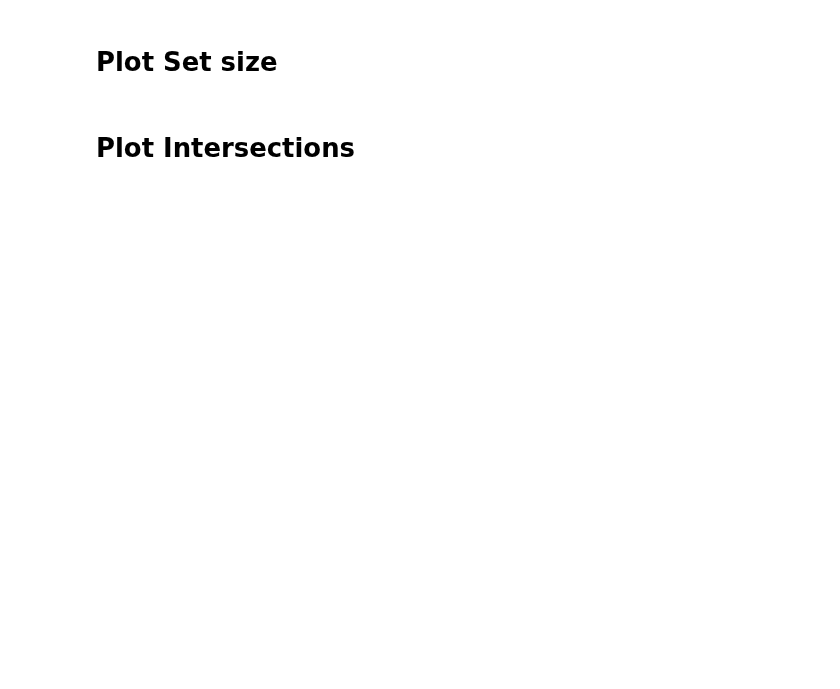
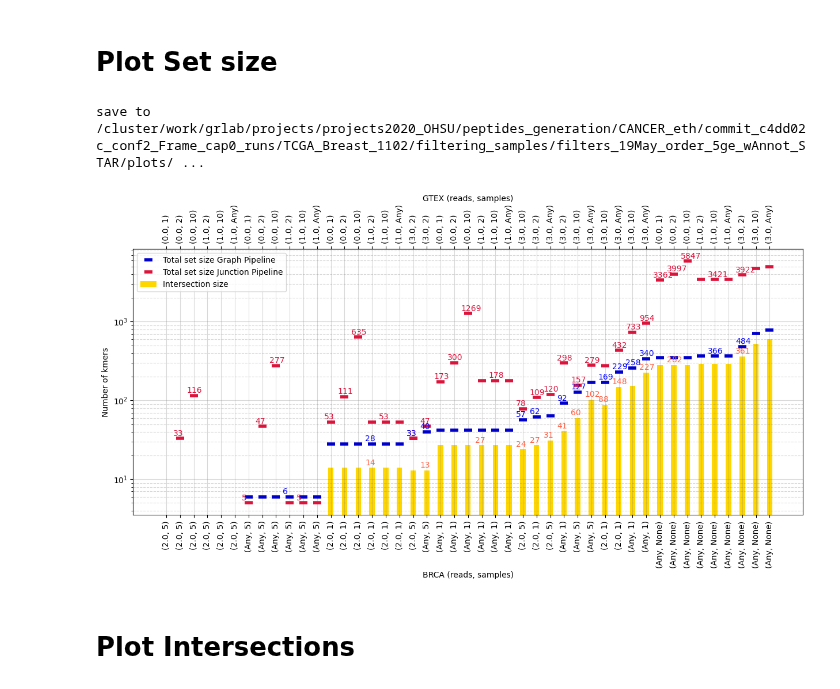
Before and after one commit to ratschlab/projects2020_ohsu, a Jupyter notebook: eth/plotting/OHSU_collab_Rerun_allRF/p20230315_shareness_matrix.ipynb, the cells around one changed output. Drawn from its saved outputs; the diff is of its cells as text; code cells hidden in the pictures; blank space fills up the shorter version.

```diff
--- a/eth/plotting/OHSU_collab_Rerun_allRF/p20230315_shareness_matrix.ipynb
+++ b/eth/plotting/OHSU_collab_Rerun_allRF/p20230315_shareness_matrix.ipynb
@@ -85,13 +131,15 @@ with tarfile.open(tar_file_OHSU, "r:*") as tar: #OHSU
         if (not restrict) or restrict in eth: #Restrict to category of interest
             try:
                 df_ohsu = pd.read_csv(tar.extractfile(ohsu), header=0, sep="\t")
+                df_ohsu = df_ohsu.reset_index().rename({'index': 'kmer', 'kmer': 'coord'}, axis = 1) #ISSUE
                 #print(eth)
                 df_eth = pd.read_csv(eth, sep="\t", usecols = ['kmer'])
                 #print(df_eth.shape)
                 df_eth = set(df_eth['kmer'])
-                #print(len(df_eth))
+                print(len(df_eth))
                 df_ohsu = set(df_ohsu['kmer'])
-                name = os.path.basename(ohsu).replace('.tsv', '').split('_')
+                name = os.path.basename(eth).replace('.tsv', '').replace('.gz', '').split('_')
+                print(name)
                 df['sample'].append(name[1])
                 df['filter_foreground'].append(name[2])
                 df['filter_background'].append(name[3])
@@ -148,15 +233,17 @@ for i in back_:
 # Plot Set size
 # %%
 # Extract Values
-df['filter_background_reads'] = [float(i.split('lim')[-1].split('Across')[0]) for i in df['filter_background']]
+df['filter_background_reads'] = [float((i.split('lim')[-1].split('Across')[0])) for i in df['filter_background']]
 
 df['filter_background_samples'] = [int(i.split('Across')[-1].replace('Any', '1000')) for i in df['filter_background']]
 
-df['filter_foreground_reads'] = [float(i.split('Lim')[-1].split('Across')[0].replace('None', '0')) for i in df['filter_foreground']]
+df['filter_foreground_reads'] = [i.split('Lim')[-1].split('Across')[0].replace('None', '0') for i in df['filter_foreground']]
 
 df['filter_foreground_samples'] = [int(i.split('Across')[-1].replace('None', '0')) for i in df['filter_foreground']]
 
 df['filter_foreground_target'] = [float((i.split('Lim')[1].replace('SampleLim', '').replace('Cohort', ''))) for i in df['filter_foreground']]
+# %%
+df['filter_foreground_reads'] = [float(i.replace('Any', '0.0')) for i in df['filter_foreground_reads' ]]
 # %%
 # Prepare Plot ticks
 def prepare_backticks(x):
@@ -167,7 +254,7 @@ def prepare_frontticks(x):
               for i in x]
 # %%
 # Sort Valus for plot
-df = df.sort_values(['size_ohsu',
+df = df.sort_values(['size_eth',
                      'filter_foreground_target',
                      'filter_foreground_reads',
                      'filter_foreground_samples',
@@ -239,40 +326,43 @@ plt.plot(df['index'], df['size_ohsu'], alpha=1, color=color2,
          linestyle = 'None', markerfacecolor='None', marker="_", markersize=marker_size, markeredgewidth=mew,
          label = 'Total set size Junction Pipeline')
 
-plot_text(df['size_ohsu'], df['size_ohsu'], 'bottom', color='crimson')
+plot_text(df['size_ohsu'], df['size_ohsu'], 'top', color='crimson')
 plot_text(df['size_eth'], df['size_eth'], 'top', color='blue')
 plot_text(df['size_intersection'], df['size_intersection'], color='tomato')
 
 plt.yscale('log')
 max_scale = np.max([df['size_ohsu'].values, df['size_eth'].values])
 
 
 
 ax1.set_xticks(np.arange(len(df['index'])),
            labels = front_ticks,
            rotation = 90,
            ha = 'center')
 
 ax2.set_xticks(np.arange(len(df['index'])),
            labels = back_ticks,
            rotation = 90,
            ha = 'center')
 
 plt.legend()
 plt.ylabel('Number of kmers')
 ax2.set_xlabel(xaxis_label)
 ax1.set_xlabel(yaxis_label)
 
 
 
-save = False
+save = True
 name = 'Barplot_ovelap'
 save_path = os.path.join(plot_dir, f'{base_plot}_{name}.pdf')
 if save:
     print("save to {}".format(save_path))
     plt.savefig(save_path, bbox_inches='tight')
 
 plt.show()
+# %% [output]
+save to /cluster/work/grlab/projects/projects2020_OHSU/peptides_generation/CANCER_eth/commit_c4dd02c_conf2_Frame_cap0_runs/TCGA_Breast_1102/filtering_samples/filters_19May_order_5ge_wAnnot_STAR/plots/ ...
+[figure, added]
 # %% [markdown]
 # Plot Intersections
 # %%
```
Also changed, not shown: parts of 29 cells of this notebook, 3 other files.
